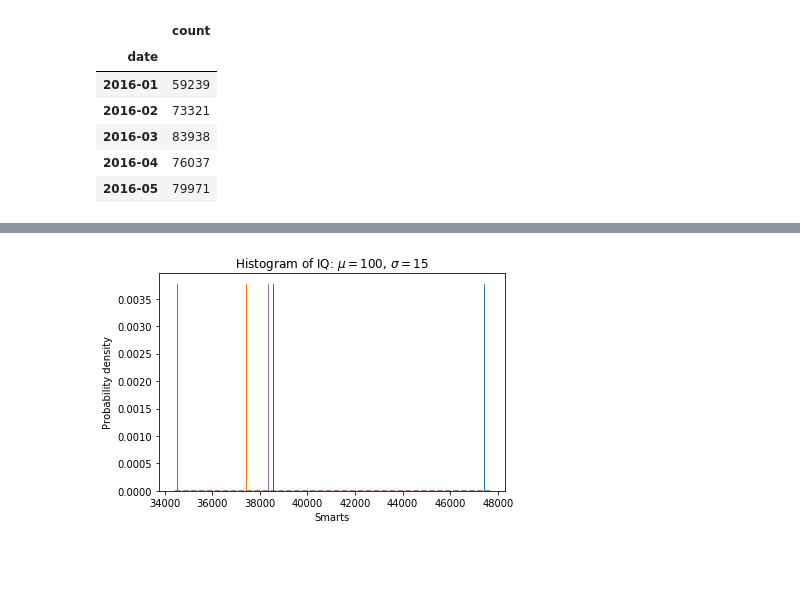
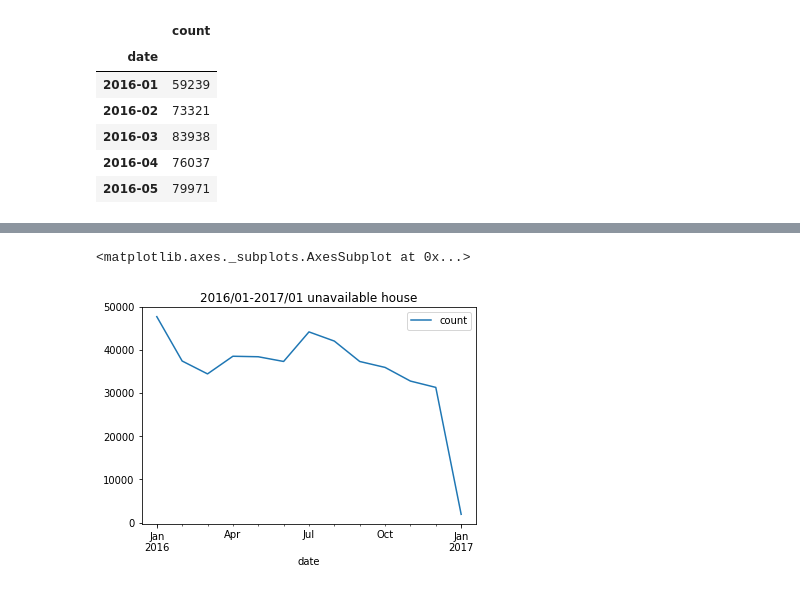
Before and after one commit to Rheasilvia/airbnb, a Jupyter notebook: airbnb.ipynb, the cells around one changed output, grey strips where cells are left out. Saved outputs shown, nothing was run; the diff lists cells and outputs as text; code cells hidden in the pictures; blank space fills up the shorter version.

Commit message:
update: clean data

```diff
--- a/airbnb.ipynb
+++ b/airbnb.ipynb
@@ -268,25 +289,5 @@ s_f = pd.Series(df_f_list['count'],index=df_f_list.index)
-# %%
-mu = 100  # mean of distribution
-sigma = 15  # standard deviation of distribution
-x = mu + sigma * np.random.randn(437)
-
-num_bins = 50
-
-fig, ax = plt.subplots()
-
-# the histogram of the data
-n, bins, patches = ax.hist(df_f_list, num_bins, density=1)
-
-# add a 'best fit' line
-y = ((1 / (np.sqrt(2 * np.pi) * sigma)) *
-     np.exp(-0.5 * (1 / sigma * (bins - mu))**2))
-ax.plot(bins, y, '--')
-ax.set_xlabel('Smarts')
-ax.set_ylabel('Probability density')
-ax.set_title(r'Histogram of IQ: $\mu=100$, $\sigma=15$')
-
-# Tweak spacing to prevent clipping of ylabel
-fig.tight_layout()
-plt.show()
-# %% [output]
-[figure, removed]
+# %%
+df_f_list.plot(title='2016/01-2017/01 unavailable house')
+# %% [output]
+<matplotlib.axes._subplots.AxesSubplot at 0x...>
+[figure, added]
```
Also changed, not shown: parts of 14 cells of this notebook.
